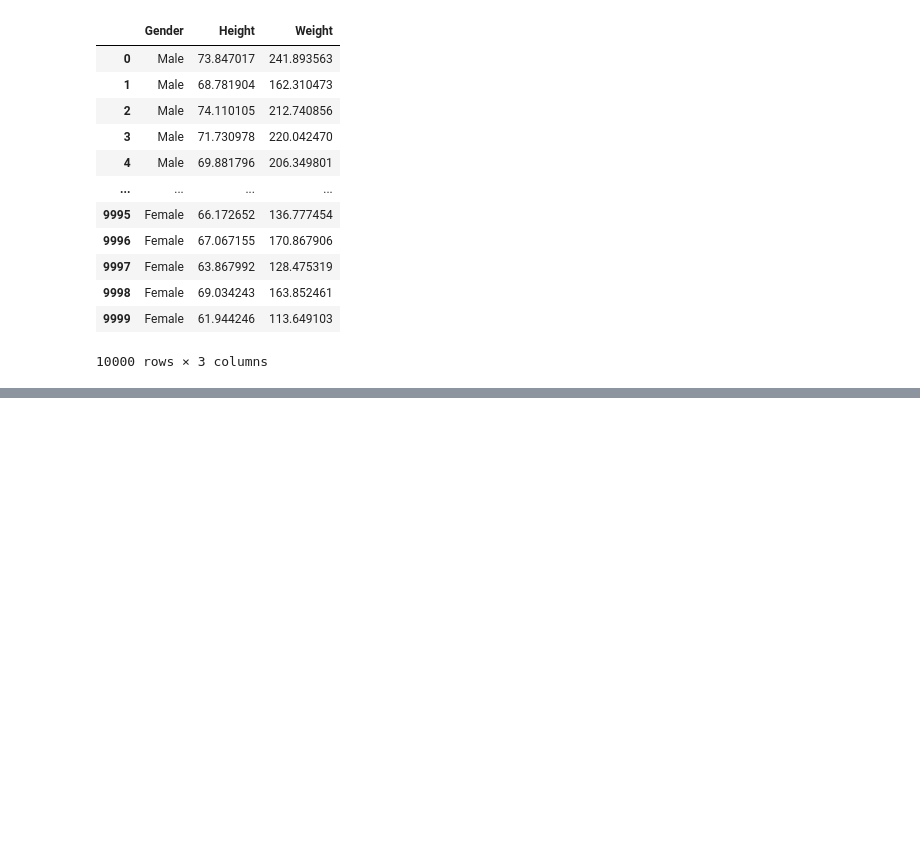
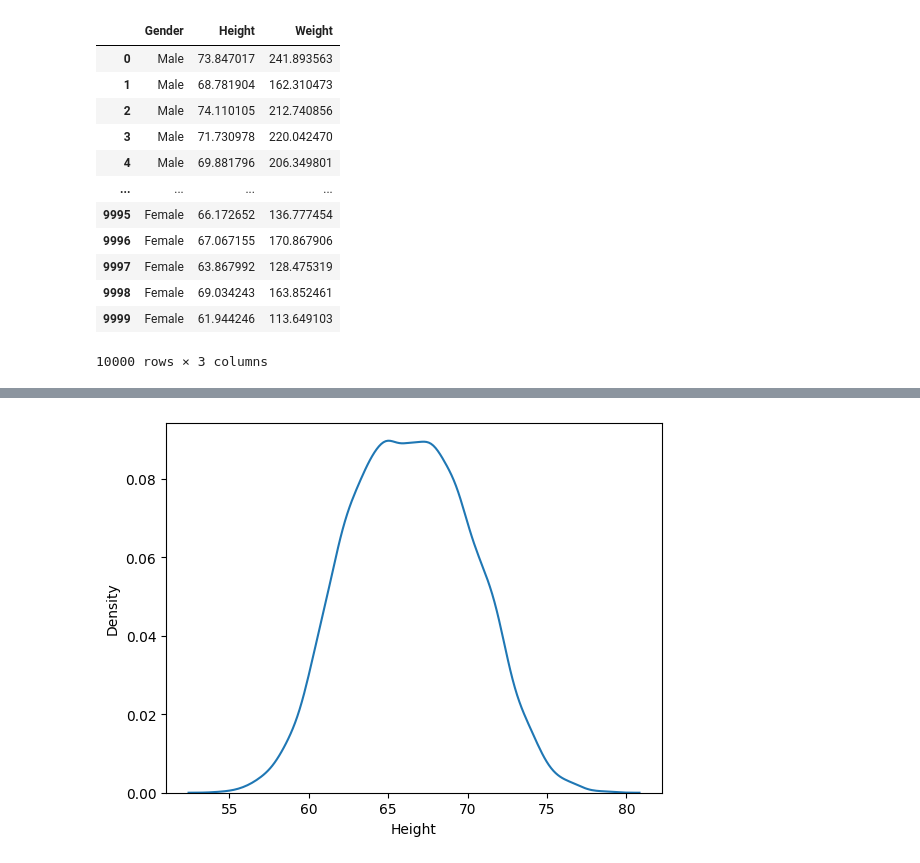
Before and after one commit to AntaraR12/height_weight-analysis, a Jupyter notebook: notebook.ipynb, the cells around one changed output, grey strips where cells are left out. Saved outputs shown, nothing was run; the diff lists cells and outputs as text; code cells hidden in the pictures; blank space fills up the shorter version.

```diff
--- a/notebook.ipynb
+++ b/notebook.ipynb
@@ -29,0 +73,5 @@ df
+# %%
+sns.kdeplot(df['Height'])
+plt.show()
+# %% [output]
+[figure, added]
```
Also changed, not shown: parts of 25 cells of this notebook.
